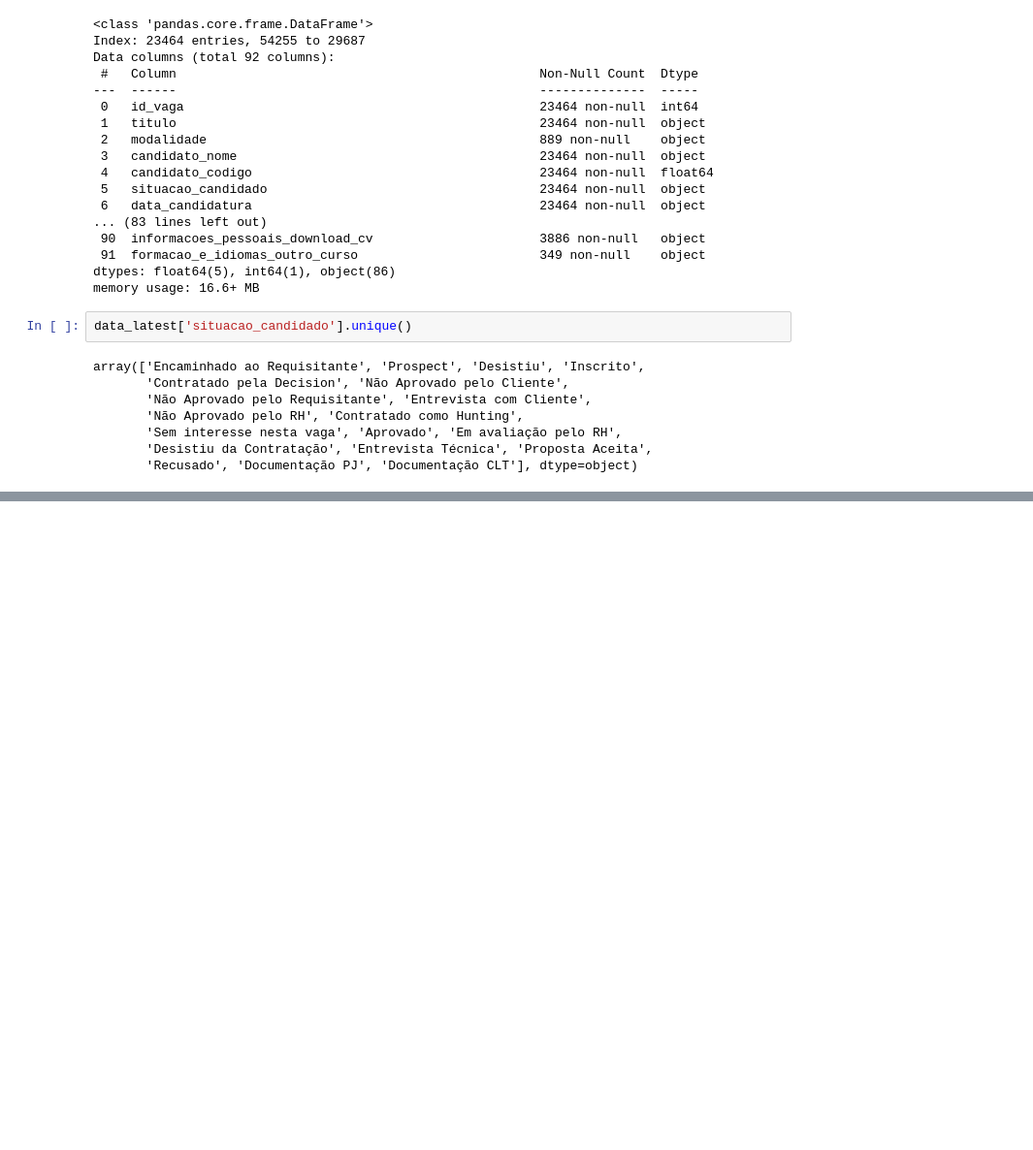
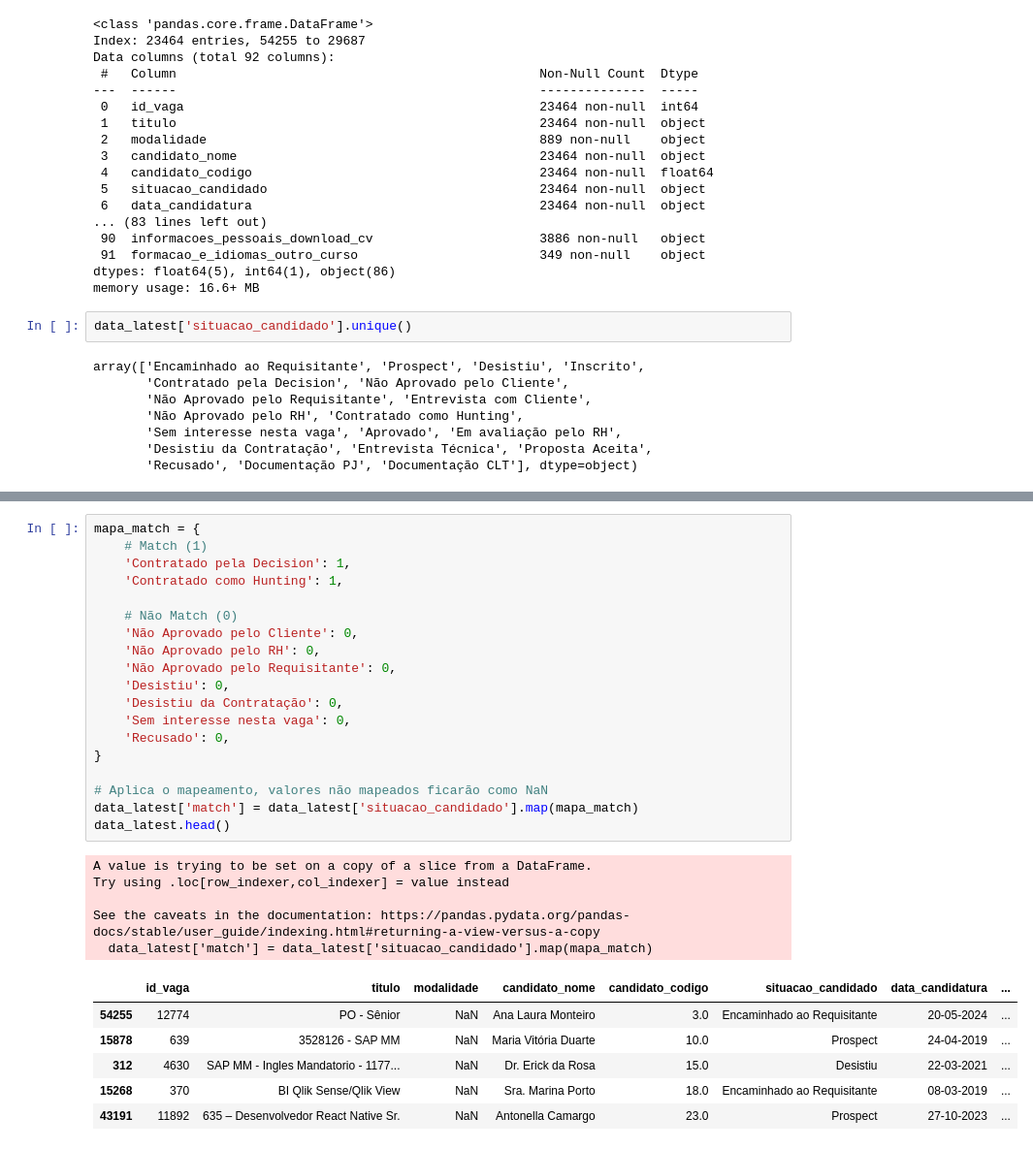
Before and after one commit to letpires/AIDecision, a Jupyter notebook: eda.ipynb, the cells around one changed output, grey strips where cells are left out. Shown at 97% size. Saved outputs shown, nothing was run; the diff lists cells and outputs as text; blank space fills up the shorter version.

```diff
--- a/eda.ipynb
+++ b/eda.ipynb
@@ -349,0 +371,31 @@ array(['Encaminhado ao Requisitante', 'Prospect', 'Desistiu', 'Inscrito',
+# %%
+mapa_match = {
+    # Match (1)
+    'Contratado pela Decision': 1,
+    'Contratado como Hunting': 1,
+
+    # Não Match (0)
+    'Não Aprovado pelo Cliente': 0,
+    'Não Aprovado pelo RH': 0,
+    'Não Aprovado pelo Requisitante': 0,
+    'Desistiu': 0,
+    'Desistiu da Contratação': 0,
+    'Sem interesse nesta vaga': 0,
+    'Recusado': 0,
+}
+
+# Aplica o mapeamento, valores não mapeados ficarão como NaN
+data_latest['match'] = data_latest['situacao_candidado'].map(mapa_match)
+data_latest.head()
+# %% [output]
+A value is trying to be set on a copy of a slice from a DataFrame.
+Try using .loc[row_indexer,col_indexer] = value instead
+
+See the caveats in the documentation: https://pandas.pydata.org/pandas-docs/stable/user_guide/indexing.html#returning-a-view-versus-a-copy
+  data_latest['match'] = data_latest['situacao_candidado'].map(mapa_match)
+|  | id_vaga | titulo | modalidade | candidato_nome | candidato_codigo | situacao_candidado | data_candidatura | ... |
+| 54255 | 12774 | PO - Sênior | NaN | Ana Laura Monteiro | 3.0 | Encaminhado ao Requisitante | 20-05-2024 | ... |
+| 15878 | 639 | 3528126 - SAP MM | NaN | Maria Vitória Duarte | 10.0 | Prospect | 24-04-2019 | ... |
+| 312 | 4630 | SAP MM - Ingles Mandatorio - 1177... | NaN | Dr. Erick da Rosa | 15.0 | Desistiu | 22-03-2021 | ... |
+| 15268 | 370 | BI Qlik Sense/Qlik View | NaN | Sra. Marina Porto | 18.0 | Encaminhado ao Requisitante | 08-03-2019 | ... |
+| 43191 | 11892 | 635 – Desenvolvedor React Native Sr. | NaN | Antonella Camargo | 23.0 | Prospect | 27-10-2023 | ... |
```
Also changed, not shown: parts of 14 cells of this notebook.
